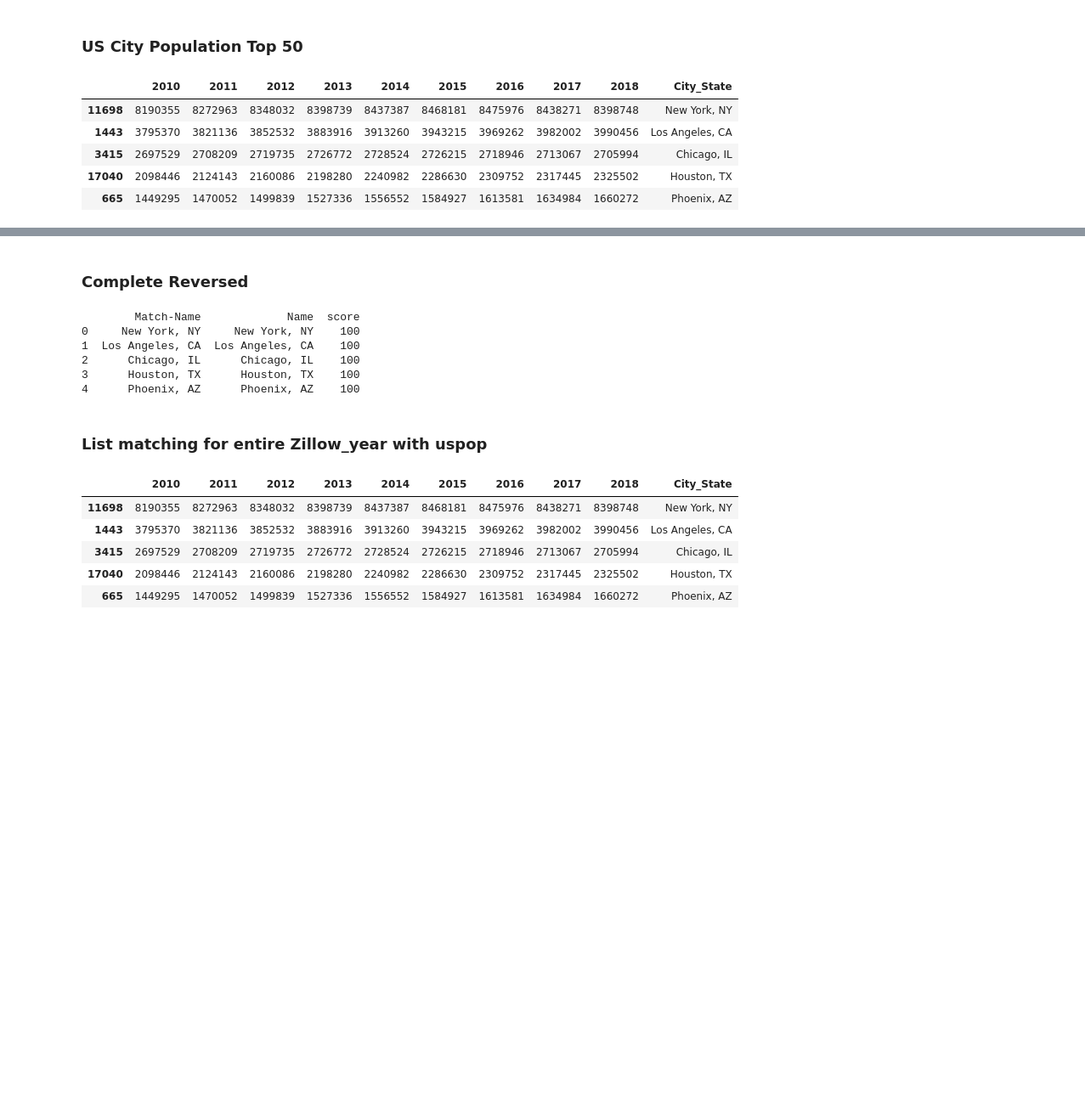
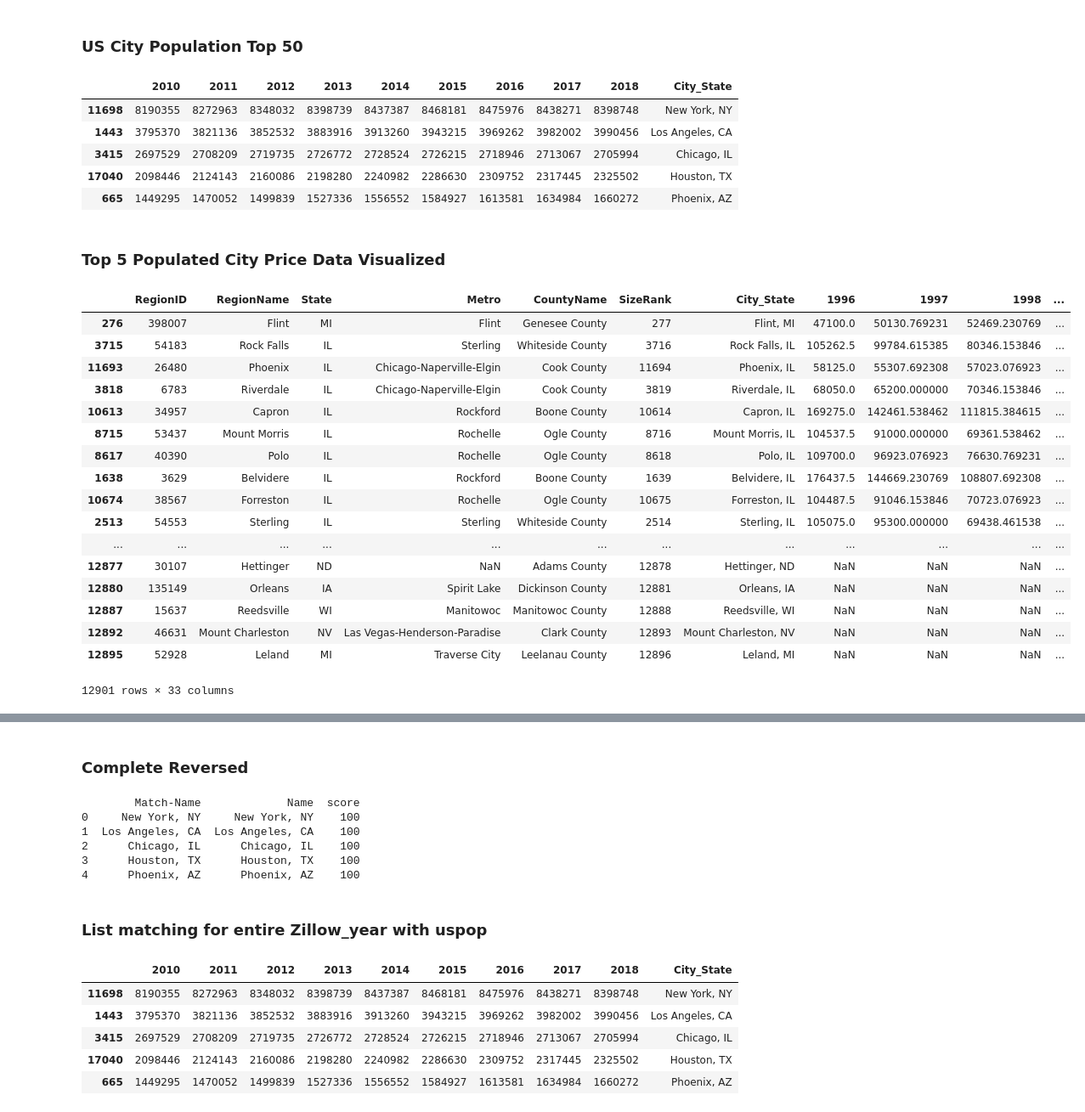
Before and after one commit to leehongc/housing, a Jupyter notebook: HousingProject.ipynb, the cells around one changed output, grey strips where cells are left out. Shown: that part at 85% size. Drawn from its saved outputs; the diff is of its cells as text; code cells hidden in the pictures; blank space fills up the shorter version.

```diff
--- a/HousingProject.ipynb
+++ b/HousingProject.ipynb
@@ -194,0 +191,32 @@ fifty50sorted.head()
+# %%
+fiftychange = fiftychange.sort_values(by=['PercentChange'], ascending = True)
+
+fifty9619 = fiftychange.copy()
+#Not interested in columns '1997 - '2018'
+
+#Dropping the list of years so that it's just 1996 and 2019
+
+for i in range(1997,2019):
+    fifty9619 = fifty9619.drop(str(i), axis=1)
+
+fifty9619= fifty9619.drop(columns=['RegionID','Metro','SizeRank'])
+fifty9619= fifty9619.dropna()
+fifty9619= fifty9619.sort_values(by=['PercentChange'], ascending= False)
+
+#Cities with most growth
+fifty9619top = fifty9619.head(25)
+fiftypercenttop25 = fifty9619top['State'].value_counts()
+
+#Cities with most decrease
+fifty9619bottom = fifty9619.tail(25)
+fifty9619bottom = fifty9619bottom.sort_values(by=['PercentChange'], ascending= True)
+fiftypercentbottom25 = fifty9619bottom['State'].value_counts()
+
+#Cities that stayed the same
+fifty9619mid = fifty9619.copy()
+fifty9619mid['PercentChange'] = fifty9619mid['PercentChange'].abs()
+fifty9619mid = fifty9619mid.sort_values(by=['PercentChange'], ascending= True)
+fifty9619mid = fifty9619mid.head(25)
+fiftypercentmid = fifty9619mid['State'].value_counts()
+
+fifty9619top.head()
@@ -281,3 +340,26 @@ uspop18merge.head()
 | 3415 | 2697529 | 2708209 | 2719735 | 2726772 | 2728524 | 2726215 | 2718946 | 2713067 | 2705994 | Chicago, IL |
 | 17040 | 2098446 | 2124143 | 2160086 | 2198280 | 2240982 | 2286630 | 2309752 | 2317445 | 2325502 | Houston, TX |
 | 665 | 1449295 | 1470052 | 1499839 | 1527336 | 1556552 | 1584927 | 1613581 | 1634984 | 1660272 | Phoenix, AZ |
+# %% [markdown]
+### Top 5 Populated City Price Data Visualized
+# %%
+fiftychange
+# %% [output]
+|  | RegionID | RegionName | State | Metro | CountyName | SizeRank | City_State | 1996 | 1997 | 1998 | ... |
+| 276 | 398007 | Flint | MI | Flint | Genesee County | 277 | Flint, MI | 47100.0 | 50130.769231 | 52469.230769 | ... |
+| 3715 | 54183 | Rock Falls | IL | Sterling | Whiteside County | 3716 | Rock Falls, IL | 105262.5 | 99784.615385 | 80346.153846 | ... |
+| 11693 | 26480 | Phoenix | IL | Chicago-Naperville-Elgin | Cook County | 11694 | Phoenix, IL | 58125.0 | 55307.692308 | 57023.076923 | ... |
+| 3818 | 6783 | Riverdale | IL | Chicago-Naperville-Elgin | Cook County | 3819 | Riverdale, IL | 68050.0 | 65200.000000 | 70346.153846 | ... |
+| 10613 | 34957 | Capron | IL | Rockford | Boone County | 10614 | Capron, IL | 169275.0 | 142461.538462 | 111815.384615 | ... |
+| 8715 | 53437 | Mount Morris | IL | Rochelle | Ogle County | 8716 | Mount Morris, IL | 104537.5 | 91000.000000 | 69361.538462 | ... |
+| 8617 | 40390 | Polo | IL | Rochelle | Ogle County | 8618 | Polo, IL | 109700.0 | 96923.076923 | 76630.769231 | ... |
+| 1638 | 3629 | Belvidere | IL | Rockford | Boone County | 1639 | Belvidere, IL | 176437.5 | 144669.230769 | 108807.692308 | ... |
+| 10674 | 38567 | Forreston | IL | Rochelle | Ogle County | 10675 | Forreston, IL | 104487.5 | 91046.153846 | 70723.076923 | ... |
+| 2513 | 54553 | Sterling | IL | Sterling | Whiteside County | 2514 | Sterling, IL | 105075.0 | 95300.000000 | 69438.461538 | ... |
+| ... | ... | ... | ... | ... | ... | ... | ... | ... | ... | ... | ... |
+| 12877 | 30107 | Hettinger | ND | NaN | Adams County | 12878 | Hettinger, ND | NaN | NaN | NaN | ... |
+| 12880 | 135149 | Orleans | IA | Spirit Lake | Dickinson County | 12881 | Orleans, IA | NaN | NaN | NaN | ... |
+| 12887 | 15637 | Reedsville | WI | Manitowoc | Manitowoc County | 12888 | Reedsville, WI | NaN | NaN | NaN | ... |
+| 12892 | 46631 | Mount Charleston | NV | Las Vegas-Henderson-Paradise | Clark County | 12893 | Mount Charleston, NV | NaN | NaN | NaN | ... |
+| 12895 | 52928 | Leland | MI | Traverse City | Leelanau County | 12896 | Leland, MI | NaN | NaN | NaN | ... |
+12901 rows × 33 columns
```
Also changed, not shown: parts of 24 cells of this notebook.
